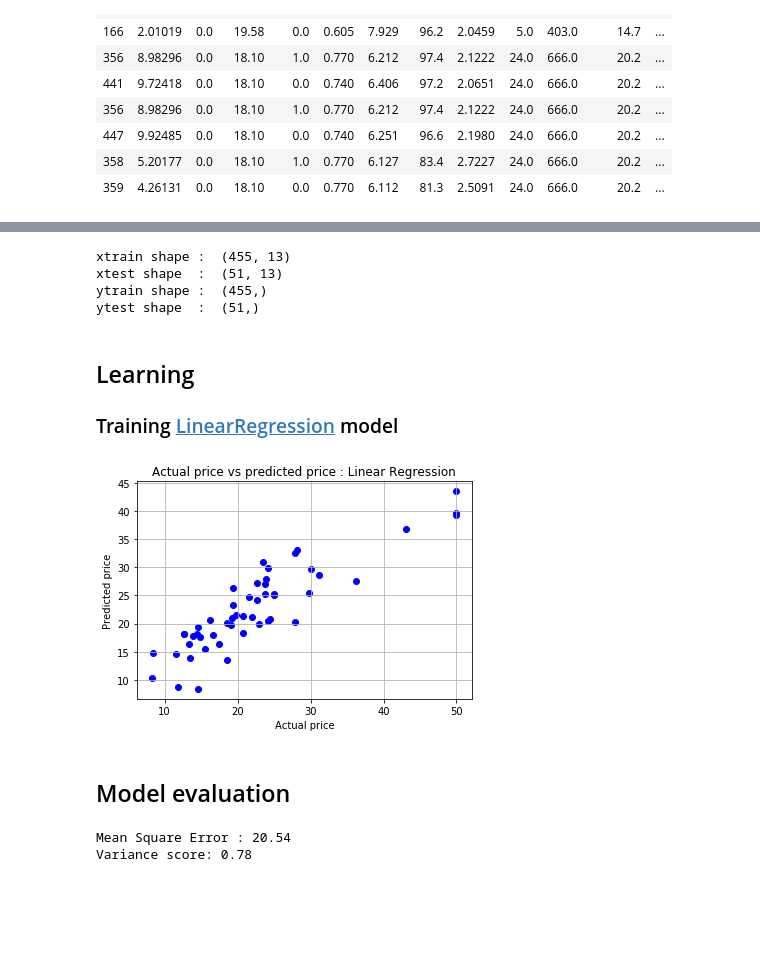
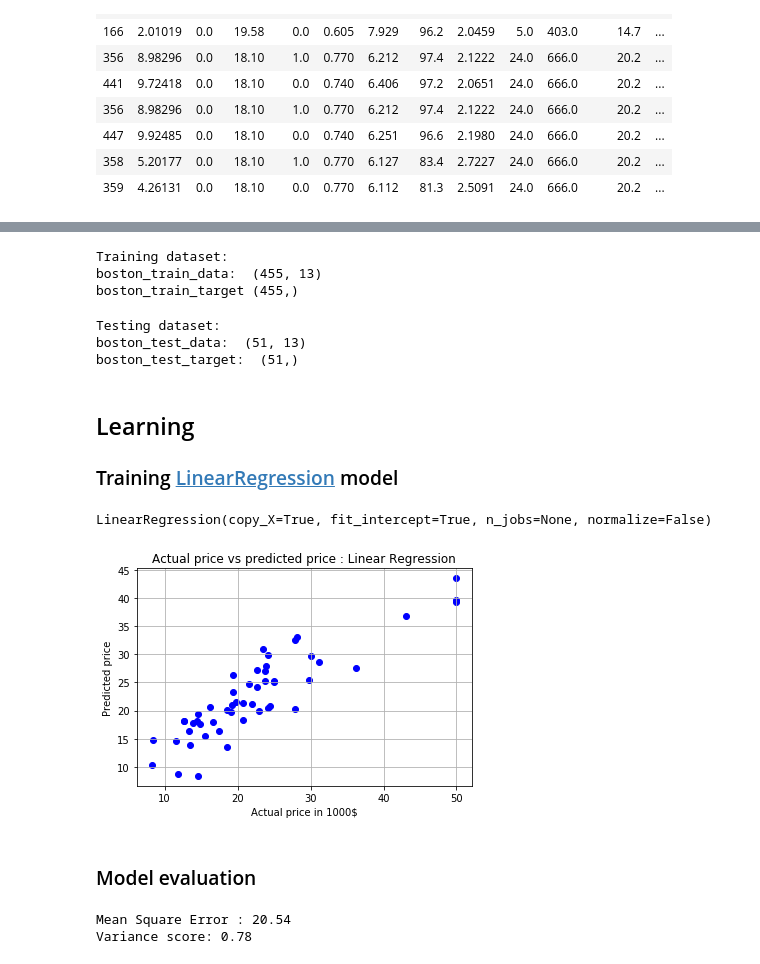
Before and after one commit to marek-dalida/KWD-Projekt, a Jupyter notebook: Boston.ipynb, the cells around one changed output, grey strips where cells are left out. Saved outputs shown, nothing was run; the diff lists cells and outputs as text; code cells hidden in the pictures; blank space fills up the shorter version.

```diff
--- a/Boston.ipynb
+++ b/Boston.ipynb
@@ -174,41 +175,49 @@ chas_pairs.head(chas_pairs.shape[0])
 # %%
-x = boston.data
-
-y = boston.target
+features = boston.data
+prices = boston.target
 
 
 from sklearn.model_selection import train_test_split
-xtrain, xtest, ytrain, ytest = train_test_split(x, y, test_size =0.1,
-                                                    random_state = 1)
-
-print("xtrain shape : ", xtrain.shape)
-print("xtest shape  : ", xtest.shape)
-print("ytrain shape : ", ytrain.shape)
-print("ytest shape  : ", ytest.shape)
+xtrain, xtest, ytrain, ytest = train_test_split(features, prices, test_size = 0.1,
+                                                                random_state = 1)
-# %% [output]
-xtrain shape :  (455, 13)
-xtest shape  :  (51, 13)
-ytrain shape :  (455,)
-ytest shape  :  (51,)
+# %%
+print("Training dataset:")
+print("boston_train_data: ", xtrain.shape)
+print("boston_train_target", ytrain.shape)
+# %% [output]
+Training dataset:
+boston_train_data:  (455, 13)
+boston_train_target (455,)
+# %%
+print("Testing dataset:")
+print("boston_test_data: ", xtest.shape)
+print("boston_test_target: ", ytest.shape)
+# %% [output]
+Testing dataset:
+boston_test_data:  (51, 13)
+boston_test_target:  (51,)
 # %% [markdown]
 ## Learning
 ### Training [LinearRegression](http://scikit-learn.org/stable/modules/generated/sklearn.linear_model.LinearRegression.html) model
 # %%
 from sklearn.linear_model import LinearRegression
-regressor = LinearRegression()
-regressor.fit(xtrain, ytrain)
-y_pred = regressor.predict(xtest)
+lin_reg = LinearRegression()
+lin_reg.fit(xtrain, ytrain)
+# %% [output]
+LinearRegression(copy_X=True, fit_intercept=True, n_jobs=None, normalize=False)
+# %%
+lin_pred = lin_reg.predict(xtest)
 # %%
-plt.scatter(ytest, y_pred, c = 'blue')
+plt.scatter(ytest, lin_pred, c = 'blue')
 plt.grid()
-plt.xlabel("Actual price")
+plt.xlabel("Actual price in 1000$")
 plt.ylabel("Predicted price")
 plt.title("Actual price vs predicted price : Linear Regression")
 plt.show()
 # %% [output]
-[figure, old version]
+[figure, new version]
 # %% [markdown]
-## Model evaluation
+### Model evaluation
 # %%
 from sklearn.metrics import mean_squared_error
 from sklearn.metrics import r2_score
```
Also changed, not shown: parts of 105 cells of this notebook.
